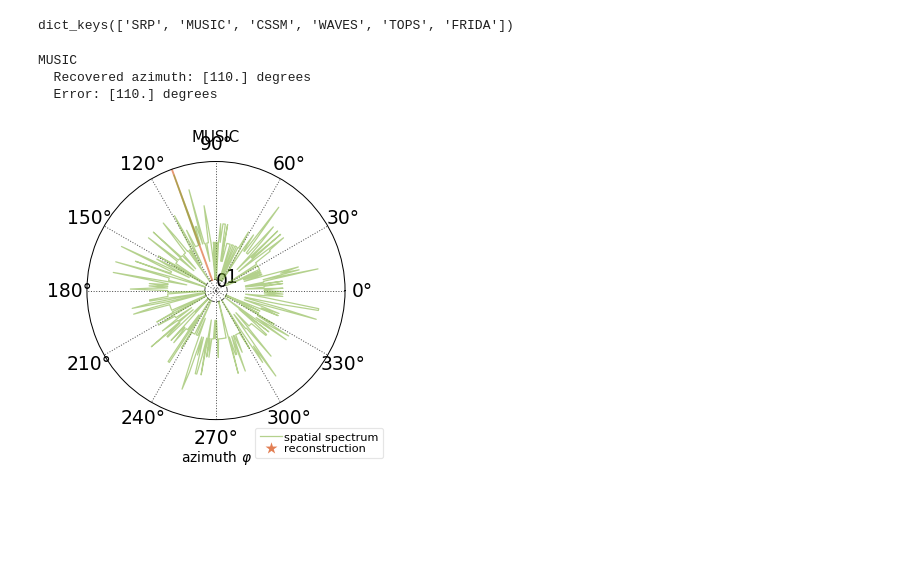
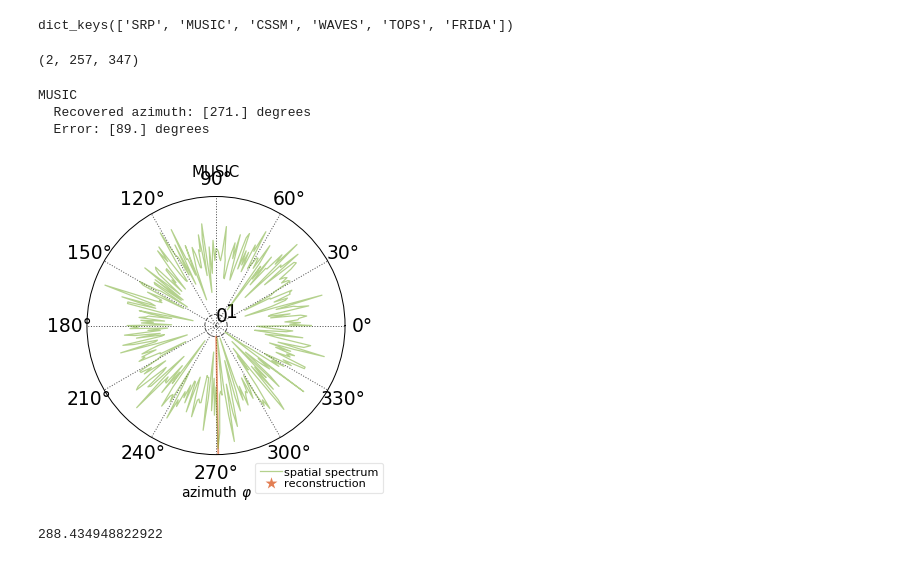
Before and after one commit to mosheman5/deep_voice, a Jupyter notebook: DOA_evaluation/pyroomdoa.ipynb, the cells around one changed output. Saved outputs shown, nothing was run; the diff lists cells and outputs as text; code cells hidden in the pictures; blank space fills up the shorter version.

```diff
--- a/DOA_evaluation/pyroomdoa.ipynb
+++ b/DOA_evaluation/pyroomdoa.ipynb
@@ -97,10 +97,11 @@ spect(data, fs)
 # %% [markdown]
 ## Create room
 # %%
-def sim_room(signal, fs, room_dim = [10000, 10000, 10000], r_source=[5000, 5000, 9995],
+scale_fact = 10000.
+def sim_room(signal, fs, room_dim = [10000, 10000, 10000], r_source=[5005, 7.5, 5000],
              r_rec=np.c_[
-    [5005, 5000, 9995],  # mic 1
-    [5005, 5000, 9990],  # mic 2
+    [5000, 5, 5000],  # mic 1
+    [5000, 10, 5000],  # mic 2
     ], **kwargs):
 
     if 'max_order' in kwargs.keys():
@@ -120,7 +121,7 @@ def sim_room(signal, fs, room_dim = [10000, 10000, 10000], r_source=[5000, 5000,
     r_rec = np.array(r_rec)/scale_fact
 
     aroom = pra.ShoeBox(room_dim, fs=fs, max_order=max_order, absorption=absorption)
-    aroom.add_source(R_source, signal=data)
+    aroom.add_source(r_source, signal=data)
     mic_array = pra.MicrophoneArray(r_rec, aroom.fs)
     aroom.add_microphone_array(mic_array)
 
@@ -187,2 +160,0 @@ plt.clim((-70,-10))
-# %%
-rec_signal = rec_signal[:, :noise_data.shape[1]] + noise_data
@@ -210,7 +209,7 @@ pra.doa.algorithms.keys()
 # %% [output]
 dict_keys(['SRP', 'MUSIC', 'CSSM', 'WAVES', 'TOPS', 'FRIDA'])
 # %%
-azimuth = 0.
+azimuth = 0
 # %%
 ################################
 # Compute the STFT frames needed
@@ -218,24 +217,32 @@ nfft = 1024//2
 X = np.array([
     pra.stft(signal, nfft, nfft // 2, transform=np.fft.rfft).T
     for signal in rec_signal ])
+# %%
+X.shape
+# %% [output]
+(2, 257, 347)
 # %%
 
 r_rec=np.c_[
     [5005, 5000, 9995],  # mic 1
     [5005, 5000, 9990],  # mic 2
-    ]
-doa = pra.doa.algorithms[algo_name](r_rec, fs, nfft=nfft, c=1500, mode='near')
-doa.locate_sources(X, freq_range=[100., 1000.])
+    ]/scale_fact
+doa = pra.doa.algorithms[algo_name](r_rec, fs, nfft=nfft, c=1500/scale_fact, mode='near')
+doa.locate_sources(X, freq_range=[300., 600.])
 
 doa.polar_plt_dirac()
 plt.title(algo_name)
 
 # doa.azimuth_recon contains the reconstructed location of the source
 print(algo_name)
 print('  Recovered azimuth:', doa.azimuth_recon / np.pi * 180., 'degrees')
 print('  Error:', circ_dist(azimuth, doa.azimuth_recon) / np.pi * 180., 'degrees')
 # %% [output]
 MUSIC
-  Recovered azimuth: [110.] degrees
-  Error: [110.] degrees
+  Recovered azimuth: [271.] degrees
+  Error: [89.] degrees
-[figure, old version]
+[figure, new version]
+# %%
+270+np.arctan(2.5/7.5)*180/np.pi
+# %% [output]
+288.434948822922
```
Also changed, not shown: parts of 7 cells of this notebook, 1 other file.
